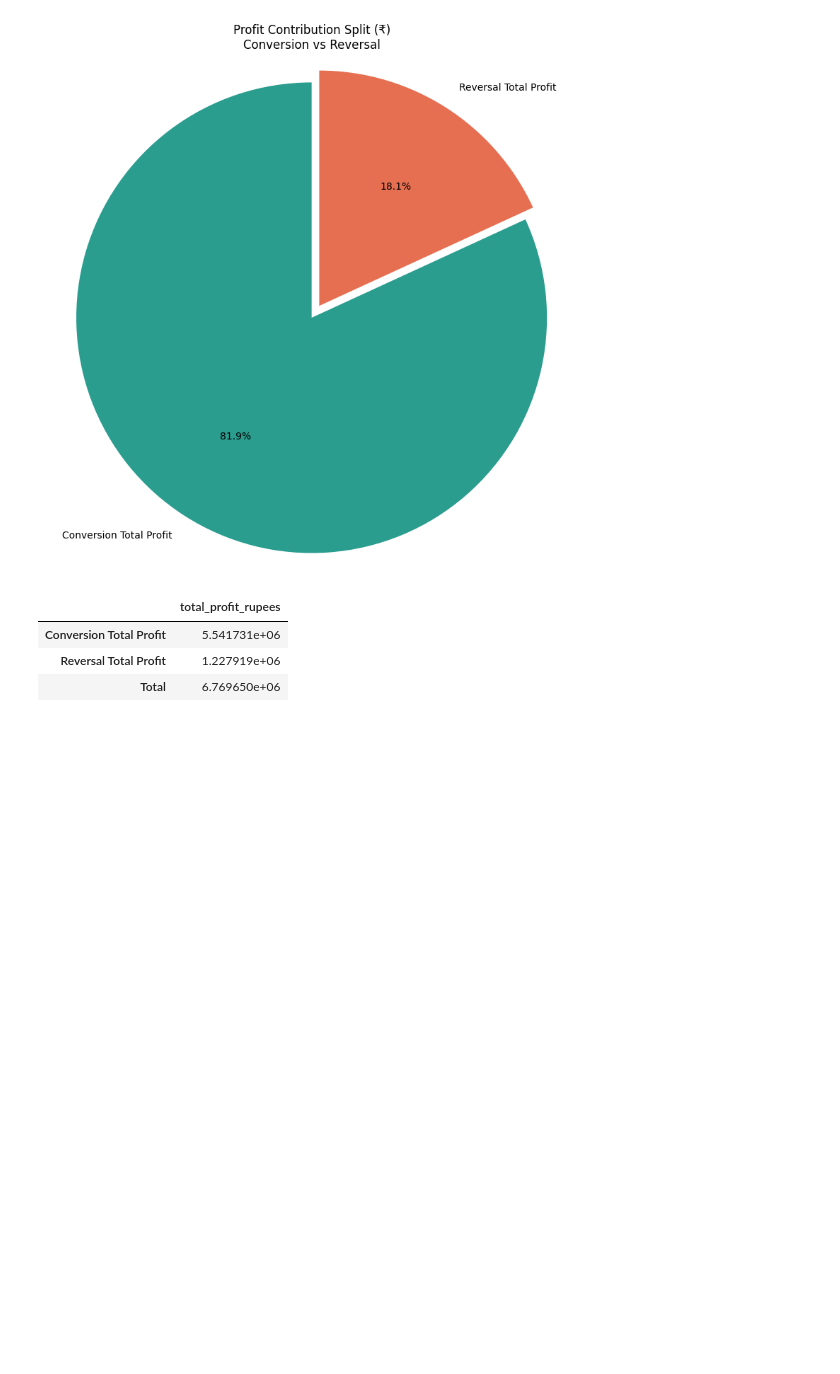
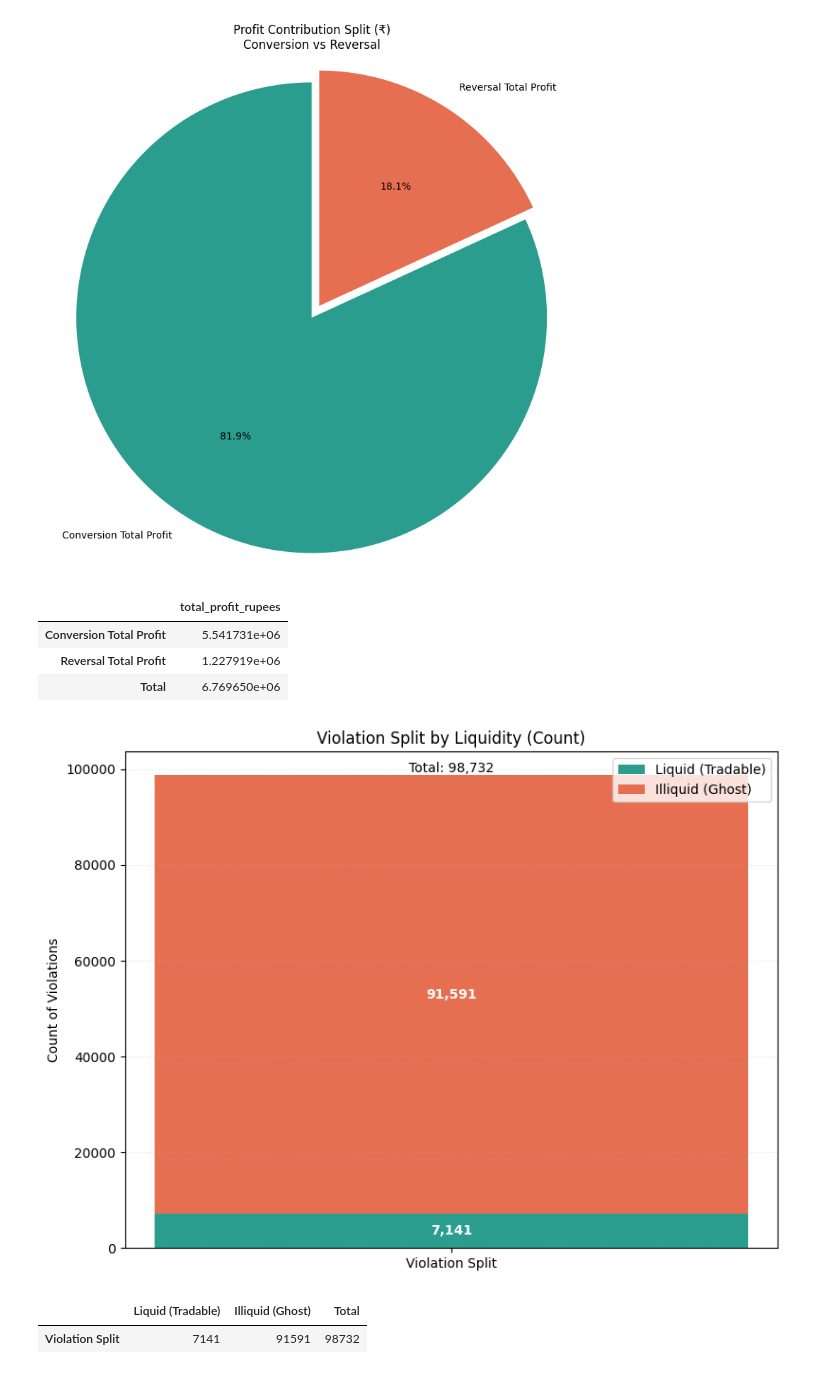
Before and after one commit to rahulkhichar7/Nifty50-PutCallParity-Arbitrage, a Jupyter notebook: exp07.ipynb, the cells around one changed output. Cells and saved outputs as stored; diff of their text form; code cells hidden in the pictures; blank space fills up the shorter version.

```diff
--- a/exp07.ipynb
+++ b/exp07.ipynb
@@ -191,3 +191,17 @@ profit_contribution_split
 | Conversion Total Profit | 5.541731e+06 |
 | Reversal Total Profit | 1.227919e+06 |
 | Total | 6.769650e+06 |
+# %%
+# STACKED BAR: Liquid (Tradable) vs Illiquid (Ghost)
+violation_split_bar = utils.plot_violation_liquidity_stacked_bar(
+    df,
+    measure='count',
+    profitable_only=True,
+    min_liquidity=0,
+    require_liquid=False,
+)
+violation_split_bar
+# %% [output]
+[figure, added]
+|  | Liquid (Tradable) | Illiquid (Ghost) | Total |
+| Violation Split | 7141 | 91591 | 98732 |
```
Also changed, not shown: parts of 4 cells of this notebook, 5 other files.
